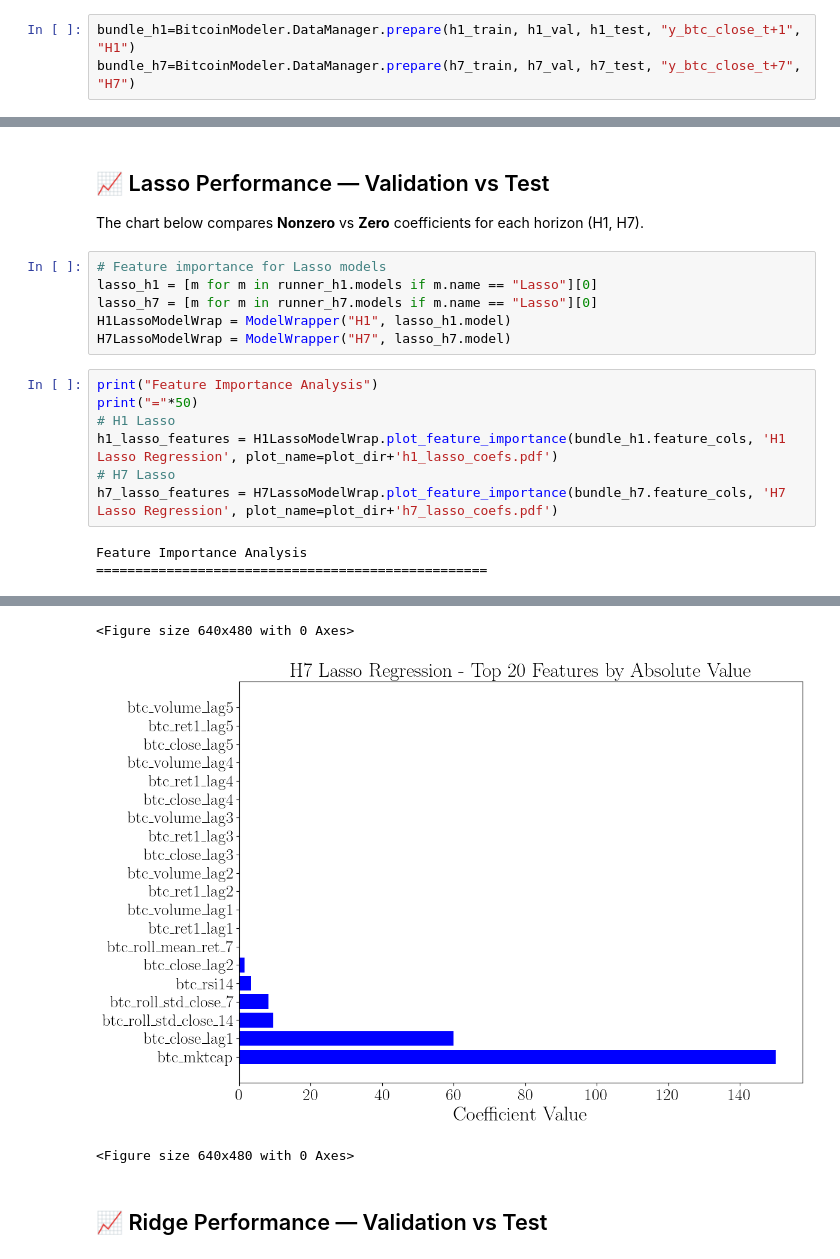
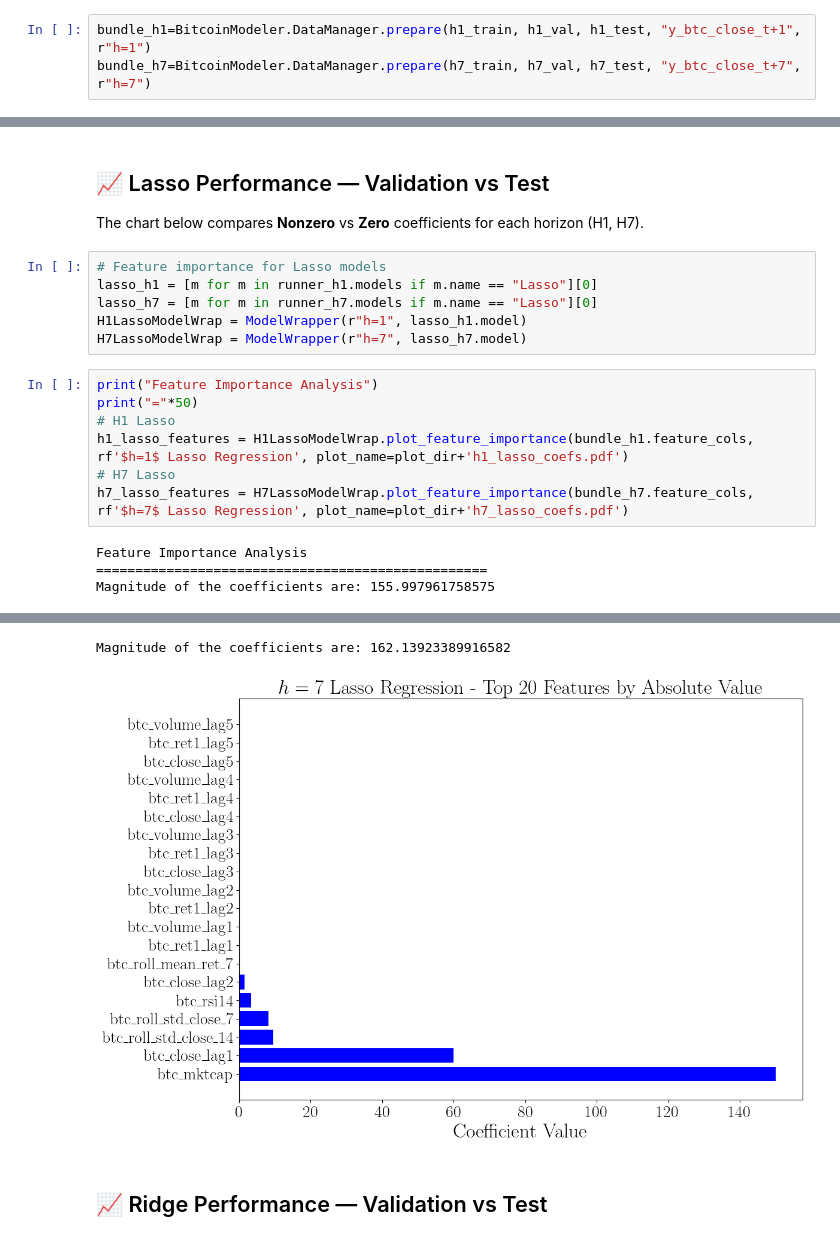
Before and after one commit to TahaWasiq/CS_598_Project_1, a Jupyter notebook: scripts_models/regression_models.ipynb, the cells around one changed output, grey strips where cells are left out. Cells and saved outputs as stored; diff of their text form.

```diff
--- a/scripts_models/regression_models.ipynb
+++ b/scripts_models/regression_models.ipynb
@@ -55,8 +55,8 @@ print(f"H7 - Train: {h7_train.shape}, Val: {h7_val.shape}, Test: {h7_test.shape}
 H1 - Train: (1877, 60), Val: (402, 60), Test: (403, 60)
 H7 - Train: (1873, 60), Val: (401, 60), Test: (402, 60)
 # %%
-bundle_h1=BitcoinModeler.DataManager.prepare(h1_train, h1_val, h1_test, "y_btc_close_t+1", "H1")
-bundle_h7=BitcoinModeler.DataManager.prepare(h7_train, h7_val, h7_test, "y_btc_close_t+7", "H7")
+bundle_h1=BitcoinModeler.DataManager.prepare(h1_train, h1_val, h1_test, "y_btc_close_t+1", r"h=1")
+bundle_h7=BitcoinModeler.DataManager.prepare(h7_train, h7_val, h7_test, "y_btc_close_t+7", r"h=7")
 # %% [markdown]
 > Note: Features are **already z-score normalized using train-only stats** in `split.py` to avoid leakage.
 # %%
@@ -121,15 +120,16 @@ The chart below compares **Nonzero** vs **Zero** coefficients for each horizon (
 # Feature importance for Lasso models
 lasso_h1 = [m for m in runner_h1.models if m.name == "Lasso"][0]
 lasso_h7 = [m for m in runner_h7.models if m.name == "Lasso"][0]
-H1LassoModelWrap = ModelWrapper("H1", lasso_h1.model)
-H7LassoModelWrap = ModelWrapper("H7", lasso_h7.model)
+H1LassoModelWrap = ModelWrapper(r"h=1", lasso_h1.model)
+H7LassoModelWrap = ModelWrapper(r"h=7", lasso_h7.model)
 # %%
 print("Feature Importance Analysis")
 print("="*50)
 # H1 Lasso
-h1_lasso_features = H1LassoModelWrap.plot_feature_importance(bundle_h1.feature_cols, 'H1 Lasso Regression', plot_name=plot_dir+'h1_lasso_coefs.pdf')
+h1_lasso_features = H1LassoModelWrap.plot_feature_importance(bundle_h1.feature_cols, rf'$h=1$ Lasso Regression', plot_name=plot_dir+'h1_lasso_coefs.pdf')
 # H7 Lasso
-h7_lasso_features = H7LassoModelWrap.plot_feature_importance(bundle_h7.feature_cols, 'H7 Lasso Regression', plot_name=plot_dir+'h7_lasso_coefs.pdf')
+h7_lasso_features = H7LassoModelWrap.plot_feature_importance(bundle_h7.feature_cols, rf'$h=7$ Lasso Regression', plot_name=plot_dir+'h7_lasso_coefs.pdf')
 # %% [output]
 Feature Importance Analysis
 ==================================================
+Magnitude of the coefficients are: 155.997961758575
@@ -137,6 +137,5 @@ Feature Importance Analysis
-<Figure size 640x480 with 0 Axes>
+Magnitude of the coefficients are: 162.13923389916582
-[figure, old version]
+[figure, new version]
-<Figure size 640x480 with 0 Axes>
 # %% [markdown]
 ## 📈 Ridge Performance — Validation vs Test
 # %%
```
Also changed, not shown: parts of 12 cells of this notebook, 15 other files.
